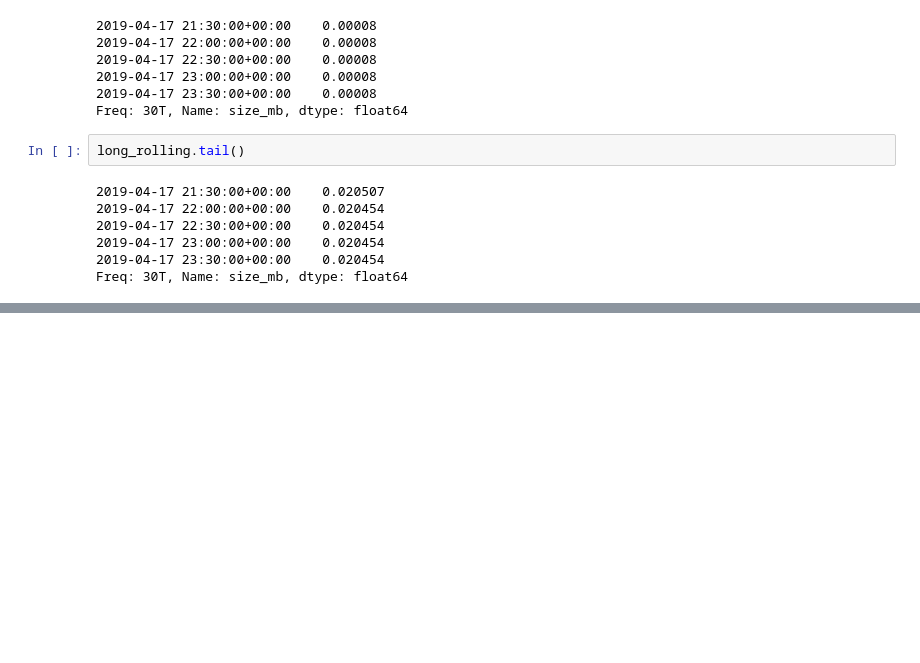
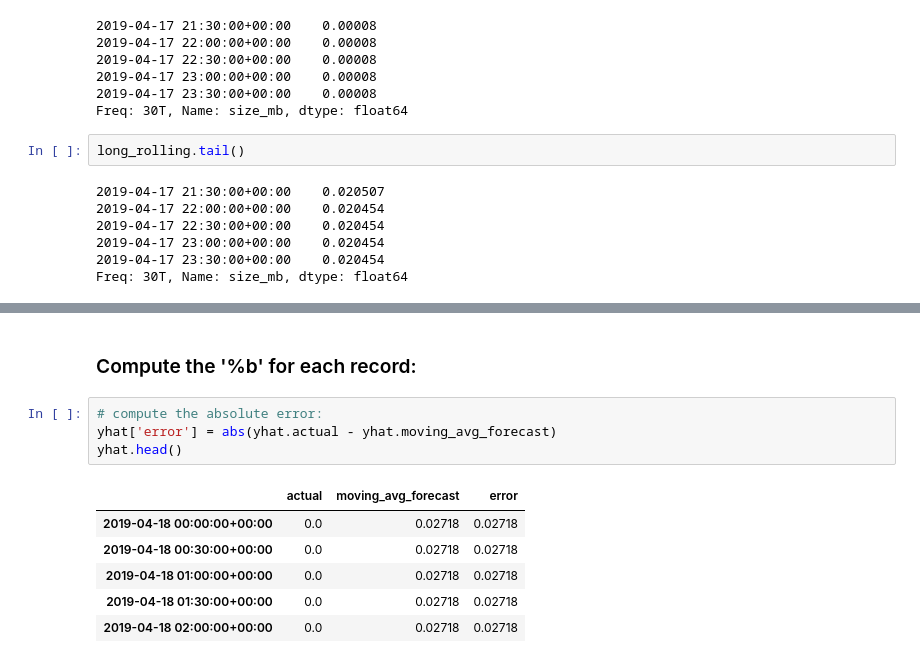
Before and after one commit to SandyGavlickGraham/AnomalyDetection, a Jupyter notebook: AnomaliesInTimeSeriesContinuousVariables.ipynb, the cells around one changed output, grey strips where cells are left out. Saved outputs shown, nothing was run; the diff lists cells and outputs as text; blank space fills up the shorter version.

```diff
--- a/AnomaliesInTimeSeriesContinuousVariables.ipynb
+++ b/AnomaliesInTimeSeriesContinuousVariables.ipynb
@@ -473,0 +563,13 @@ Freq: 30T, Name: size_mb, dtype: float64
+# %% [markdown]
+### Compute the '%b' for each record:
+# %%
+# compute the absolute error:
+yhat['error'] = abs(yhat.actual - yhat.moving_avg_forecast)
+yhat.head()
+# %% [output]
+|  | actual | moving_avg_forecast | error |
+| 2019-04-18 00:00:00+00:00 | 0.0 | 0.02718 | 0.02718 |
+| 2019-04-18 00:30:00+00:00 | 0.0 | 0.02718 | 0.02718 |
+| 2019-04-18 01:00:00+00:00 | 0.0 | 0.02718 | 0.02718 |
+| 2019-04-18 01:30:00+00:00 | 0.0 | 0.02718 | 0.02718 |
+| 2019-04-18 02:00:00+00:00 | 0.0 | 0.02718 | 0.02718 |
```
Also changed, not shown: parts of 13 cells of this notebook.
